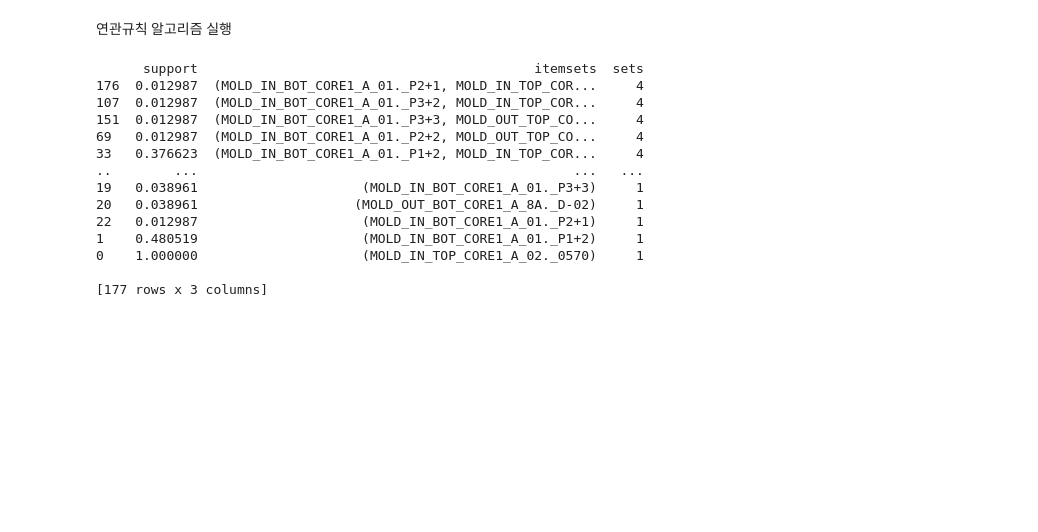
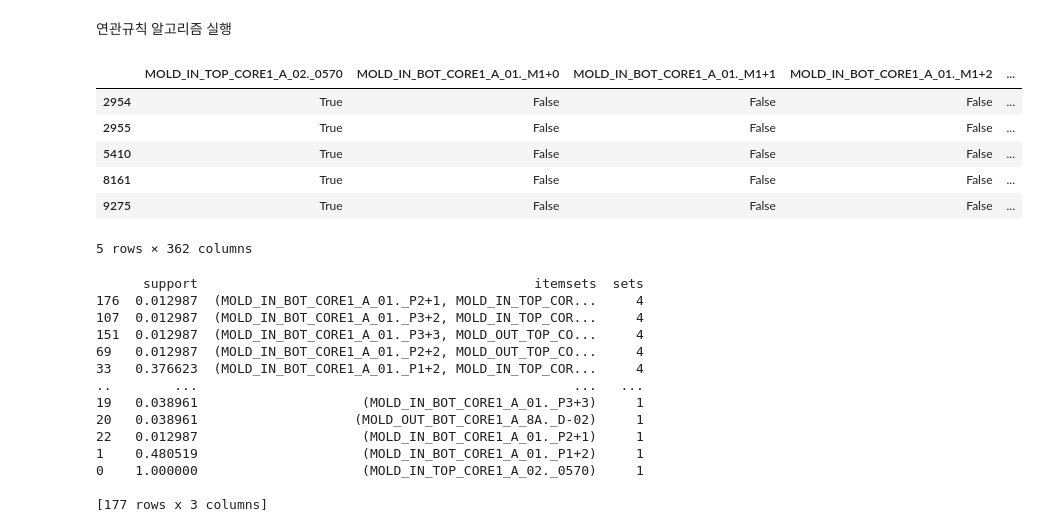
Before and after one commit to dbfla3831/STUDY, a Jupyter notebook: project/생산공정_최적화_AI/생산공정_최적화_기본.ipynb, the cells around one changed output. Saved outputs shown, nothing was run; the diff lists cells and outputs as text; code cells hidden in the pictures; blank space fills up the shorter version.

```diff
--- a/project/생산공정_최적화_AI/생산공정_최적화_기본.ipynb
+++ b/project/생산공정_최적화_AI/생산공정_최적화_기본.ipynb
@@ -960,6 +989,16 @@ memory usage: 27.8 KB
 None
 # %% [markdown]
 연관규칙 알고리즘 실행
+# %%
+df_ex.head()
+# %% [output]
+|  | MOLD_IN_TOP_CORE1_A_02._0570 | MOLD_IN_BOT_CORE1_A_01._M1+0 | MOLD_IN_BOT_CORE1_A_01._M1+1 | MOLD_IN_BOT_CORE1_A_01._M1+2 | ... |
+| 2954 | True | False | False | False | ... |
+| 2955 | True | False | False | False | ... |
+| 5410 | True | False | False | False | ... |
+| 8161 | True | False | False | False | ... |
+| 9275 | True | False | False | False | ... |
+5 rows × 362 columns
 # %%
 # 연관규칙 알고리즘
 
```
Also changed, not shown: parts of 26 cells of this notebook, 2 other files.
